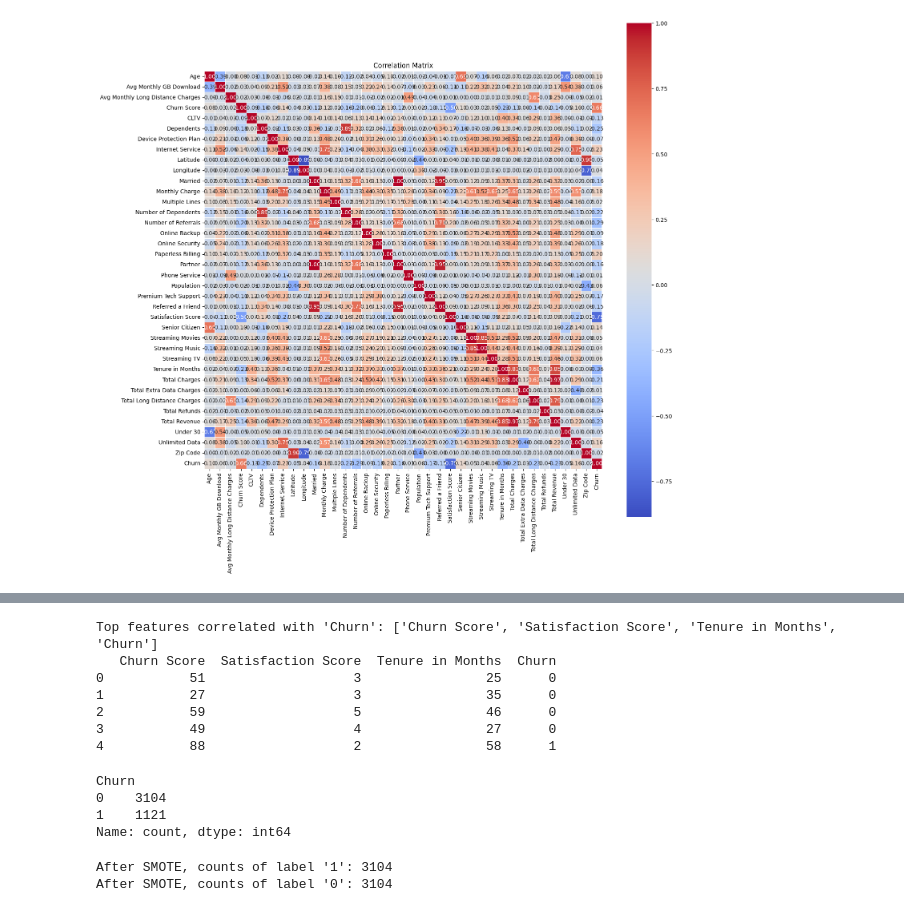
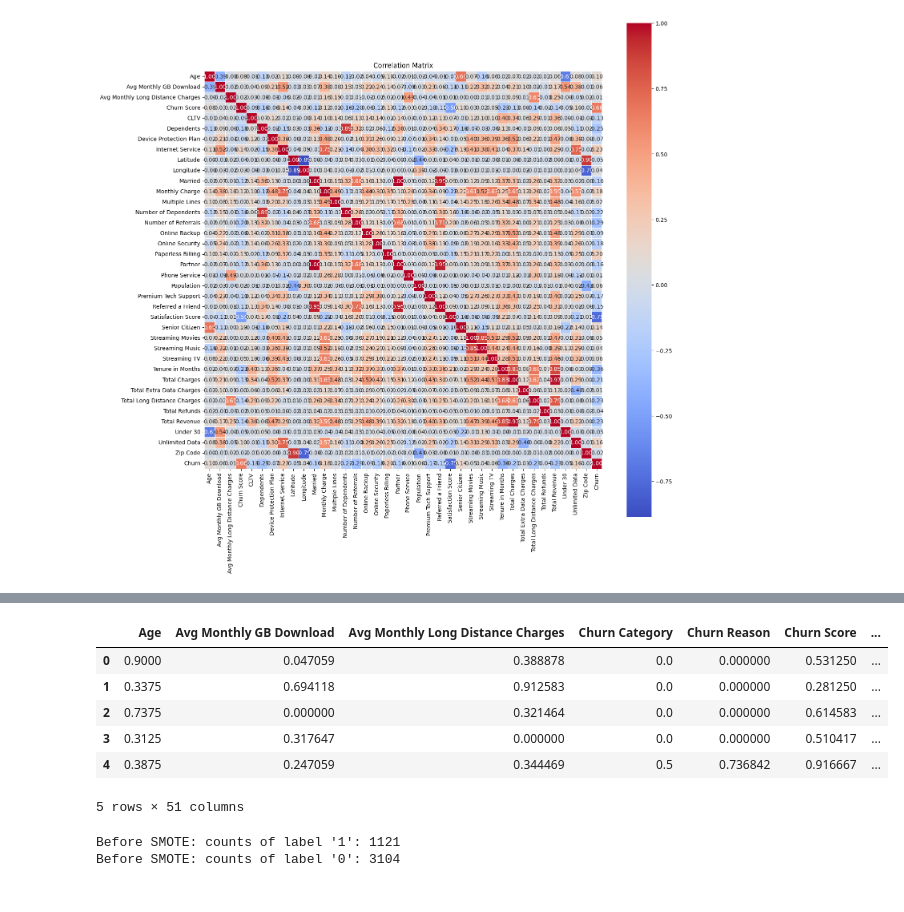
Before and after one commit to Mouaz-Ahmed-Alazazy/telco-customer-churn-project, a Jupyter notebook: Preprocess_blocks.ipynb, the cells around one changed output, grey strips where cells are left out. Cells and saved outputs as stored; diff of their text form; code cells hidden in the pictures.

```diff
--- a/Preprocess_blocks.ipynb
+++ b/Preprocess_blocks.ipynb
@@ -91,57 +106,24 @@ TypeError: Encoders require their input argument must be uniformly strings or nu
 # %%
-# identifying top features correlated with 'Churn'
-corr_target = corr_matrix['Churn'].abs()
-top_features = corr_target[corr_target >= 0.30].index.tolist()
-print("Top features correlated with 'Churn':", top_features)
-
-# selecting only the top features from the original dataframe
-df_selected = df[top_features]
-print(df_selected.head())
+standard_scaler = StandardScaler()
+minmax_scaler = MinMaxScaler()
+maxabs_scaler = MaxAbsScaler()
+standard_df_scaled = pd.DataFrame(standard_scaler.fit_transform(df.drop('Churn', axis=1)), columns=df.drop('Churn', axis=1).columns)
+minmax_df_scaled = pd.DataFrame(minmax_scaler.fit_transform(df.drop('Churn', axis=1)), columns=df.drop('Churn', axis=1).columns)
+maxabs_df_scaled = pd.DataFrame(maxabs_scaler.fit_transform(df.drop('Churn', axis=1)), columns=df.drop('Churn', axis=1).columns)
+maxabs_df_scaled.head()
 # %% [output]
+|  | Age | Avg Monthly GB Download | Avg Monthly Long Distance Charges | Churn Category | Churn Reason | Churn Score | ... |
+| 0 | 0.9000 | 0.047059 | 0.388878 | 0.0 | 0.000000 | 0.531250 | ... |
+| 1 | 0.3375 | 0.694118 | 0.912583 | 0.0 | 0.000000 | 0.281250 | ... |
+| 2 | 0.7375 | 0.000000 | 0.321464 | 0.0 | 0.000000 | 0.614583 | ... |
+| 3 | 0.3125 | 0.317647 | 0.000000 | 0.0 | 0.000000 | 0.510417 | ... |
+| 4 | 0.3875 | 0.247059 | 0.344469 | 0.5 | 0.736842 | 0.916667 | ... |
-Top features correlated with 'Churn': ['Churn Score', 'Satisfaction Score', 'Tenure in Months', 'Churn']
-   Churn Score  Satisfaction Score  Tenure in Months  Churn
-0           51                   3                25      0
-1           27                   3                35      0
-2           59                   5                46      0
-3           49                   4                27      0
-4           88                   2                58      1
+5 rows × 51 columns
 # %%
 # check data imblance in target variable
 churn_counts = df['Churn'].value_counts()
-print(churn_counts)
+print("Before SMOTE: counts of label '1': {}".format(churn_counts[1]))
+print("Before SMOTE: counts of label '0': {} \n".format(churn_counts[0]))
 # %% [output]
-Churn
-0    3104
-1    1121
-Name: count, dtype: int64
+Before SMOTE: counts of label '1': 1121
+Before SMOTE: counts of label '0': 3104
-# %%
-from imblearn.over_sampling import SMOTE
-from sklearn.preprocessing import StandardScaler
-
-
-scaler = StandardScaler()
-x = df_selected.drop('Churn', axis=1)
-y = df_selected['Churn']
-
-train = df_selected.copy()
-
-df_test = pd.read_csv('test.csv')
-df_selected_test = df_test[top_features]
-
-x_train = train.drop('Churn', axis=1)
-y_train = train['Churn']
-
-x_test = df_selected_test.drop('Churn', axis=1)
-y_test = df_selected_test['Churn']
-
-x_train_scaled = scaler.fit_transform(x_train)
-X_test_scaled  = scaler.transform(x_test)
-
-sm = SMOTE(random_state=42)
-
-X_train_res, y_train_res = sm.fit_resample(x_train_scaled, y_train)
-print("After SMOTE, counts of label '1': {}".format(sum(y_train_res==1)))
-print("After SMOTE, counts of label '0': {} \n".format(sum(y_train_res==0)))
-# %% [output]
-After SMOTE, counts of label '1': 3104
-After SMOTE, counts of label '0': 3104
```
Also changed, not shown: parts of 12 cells of this notebook, 2 other files.
